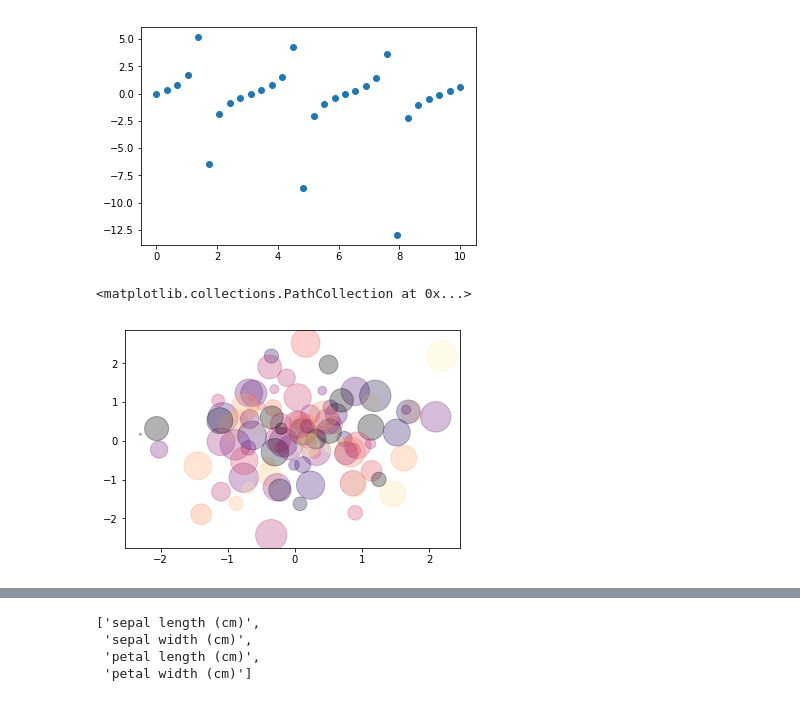
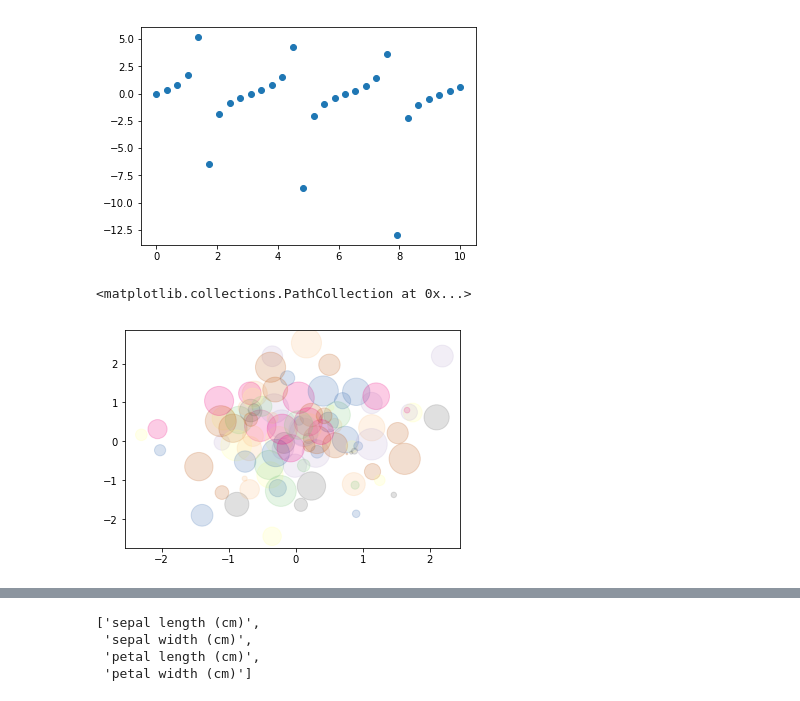
Before and after one commit to edyoda/data-science-ml-foundation-10, a Jupyter notebook: New - 15 Scatter Plots.ipynb, the cells around one changed output, grey strips where cells are left out. Saved outputs shown, nothing was run; the diff lists cells and outputs as text; code cells hidden in the pictures.

```diff
--- a/New - 15 Scatter Plots.ipynb
+++ b/New - 15 Scatter Plots.ipynb
@@ -24,10 +24,10 @@ y = rng.randn(100) # gerenrates + & - numbers
 colors = rng.rand(100) # generates positive numbers
 sizes = 1000 * rng.rand(100)
 # %%
-plt.scatter(x,y,c=colors, s=sizes, alpha=0.3, cmap='magma')
+plt.scatter(x,y,c=colors, s=sizes, alpha=.2, cmap='Accent')
 # %% [output]
 <matplotlib.collections.PathCollection at 0x...>
-[figure, old version]
+[figure, new version]
 # %%
 from sklearn.datasets import load_iris
 # %%
```
Also changed, not shown: parts of 2 cells of this notebook, 6 other files.
